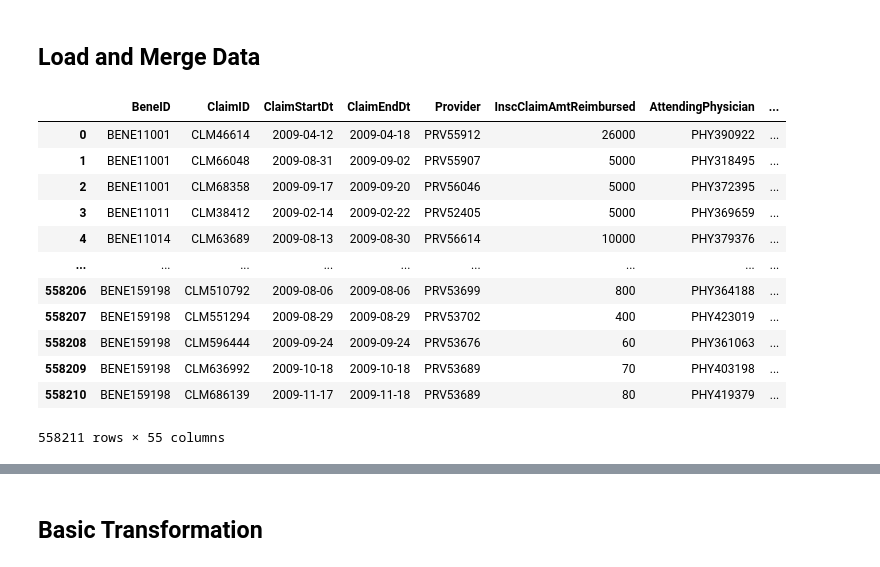
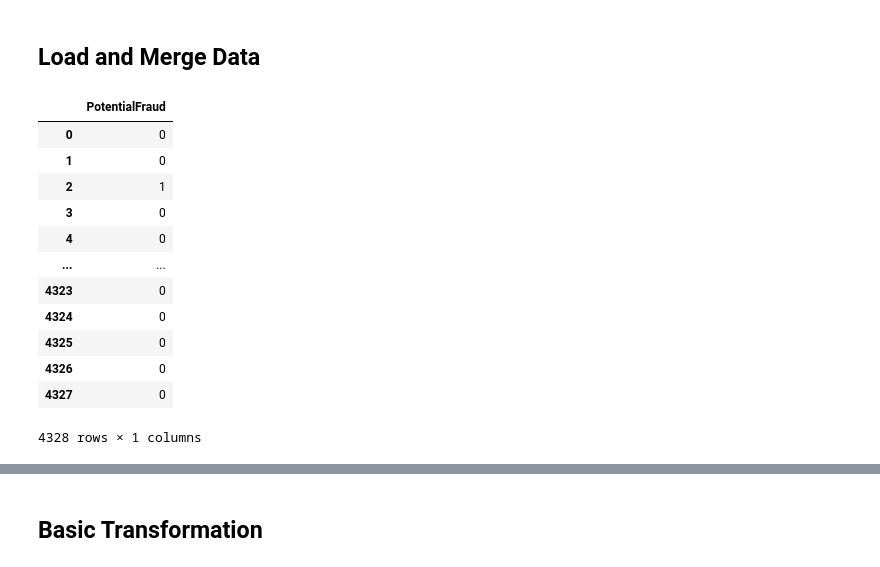
Before and after one commit to yang5hi/healthcare_provider_fraud_detection, a Jupyter notebook: 3c_Provider_Level_Basemodel.ipynb, the cells around one changed output, grey strips where cells are left out. Saved outputs shown, nothing was run; the diff lists cells and outputs as text; code cells hidden in the pictures.

```diff
--- a/3c_Provider_Level_Basemodel.ipynb
+++ b/3c_Provider_Level_Basemodel.ipynb
@@ -49,32 +56,16 @@ y_train_aggregated_raw = pd.read_csv("output/agg_train_test_split/y_train_agg.cs
-# %%
-# Assign inpatient data as 1, outpatient data as 0
-Healthcare_Inpatient_raw['In_Out']=1
-Healthcare_Outpatient_raw['In_Out']=0
-
-# union/concat the inpatient and outpatient data
-concat_df=pd.concat([Healthcare_Inpatient_raw,Healthcare_Outpatient_raw],axis=0)
-
-# left join tables
-merge_bene_df=concat_df.merge(Healthcare_Beneficiary_raw, on='BeneID', how='left')
-merge_provider_df=merge_bene_df.merge(Healthcare_Provider_raw, on = 'Provider', how ='left')
-merge_provider_df.drop_duplicates(inplace=True)
-
-# remove columns with all null values
-merge_provider_df.dropna(axis=1, how='all',inplace=True)
-
-# check the final merged dataframe
-merge_provider_df
-# %% [output]
-|  | BeneID | ClaimID | ClaimStartDt | ClaimEndDt | Provider | InscClaimAmtReimbursed | AttendingPhysician | ... |
-| 0 | BENE11001 | CLM46614 | 2009-04-12 | 2009-04-18 | PRV55912 | 26000 | PHY390922 | ... |
-| 1 | BENE11001 | CLM66048 | 2009-08-31 | 2009-09-02 | PRV55907 | 5000 | PHY318495 | ... |
-| 2 | BENE11001 | CLM68358 | 2009-09-17 | 2009-09-20 | PRV56046 | 5000 | PHY372395 | ... |
-| 3 | BENE11011 | CLM38412 | 2009-02-14 | 2009-02-22 | PRV52405 | 5000 | PHY369659 | ... |
-| 4 | BENE11014 | CLM63689 | 2009-08-13 | 2009-08-30 | PRV56614 | 10000 | PHY379376 | ... |
-| ... | ... | ... | ... | ... | ... | ... | ... | ... |
-| 558206 | BENE159198 | CLM510792 | 2009-08-06 | 2009-08-06 | PRV53699 | 800 | PHY364188 | ... |
-| 558207 | BENE159198 | CLM551294 | 2009-08-29 | 2009-08-29 | PRV53702 | 400 | PHY423019 | ... |
-| 558208 | BENE159198 | CLM596444 | 2009-09-24 | 2009-09-24 | PRV53676 | 60 | PHY361063 | ... |
-| 558209 | BENE159198 | CLM636992 | 2009-10-18 | 2009-10-18 | PRV53689 | 70 | PHY403198 | ... |
-| 558210 | BENE159198 | CLM686139 | 2009-11-17 | 2009-11-18 | PRV53689 | 80 | PHY419379 | ... |
-558211 rows × 55 columns
+# %%
+y_train_aggregated_raw
+# %% [output]
+|  | PotentialFraud |
+| 0 | 0 |
+| 1 | 0 |
+| 2 | 1 |
+| 3 | 0 |
+| 4 | 0 |
+| ... | ... |
+| 4323 | 0 |
+| 4324 | 0 |
+| 4325 | 0 |
+| 4326 | 0 |
+| 4327 | 0 |
+4328 rows × 1 columns
```
Also changed, not shown: parts of 17 cells of this notebook, 12 other files.
